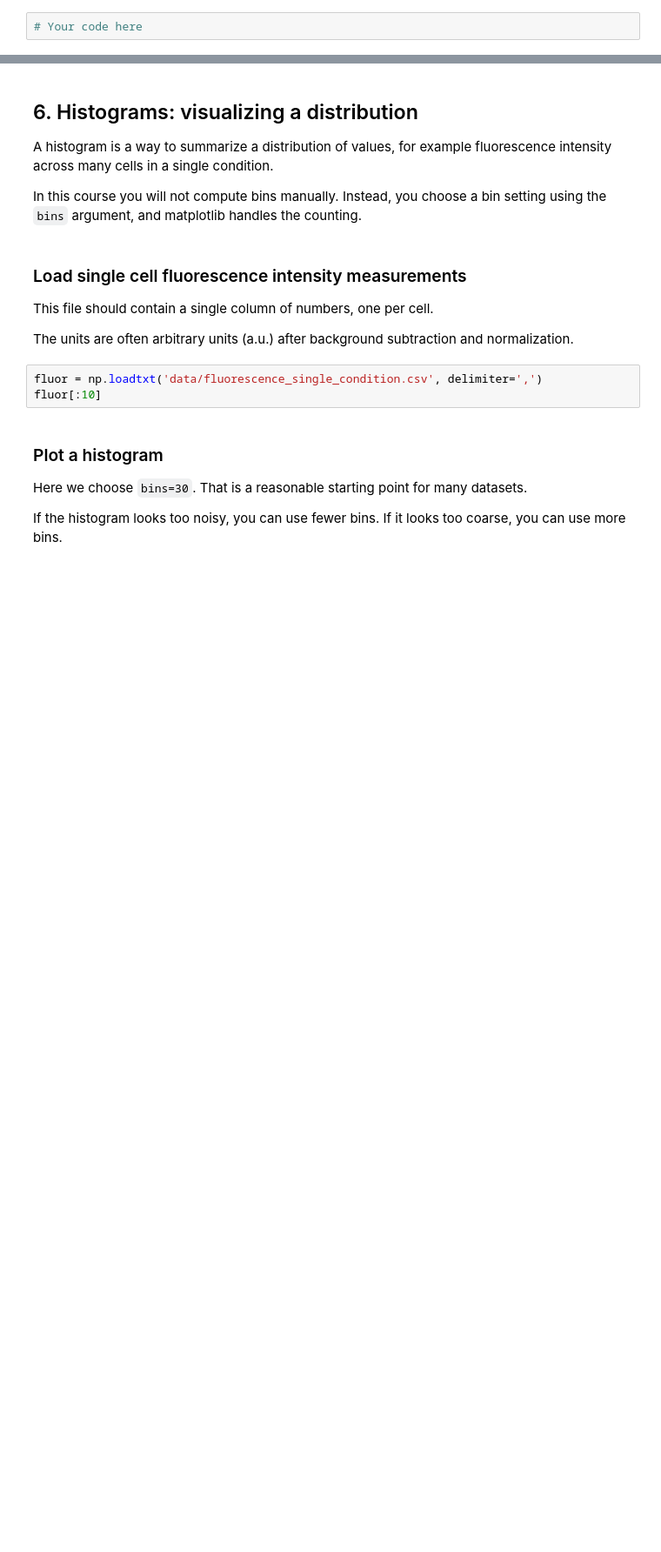
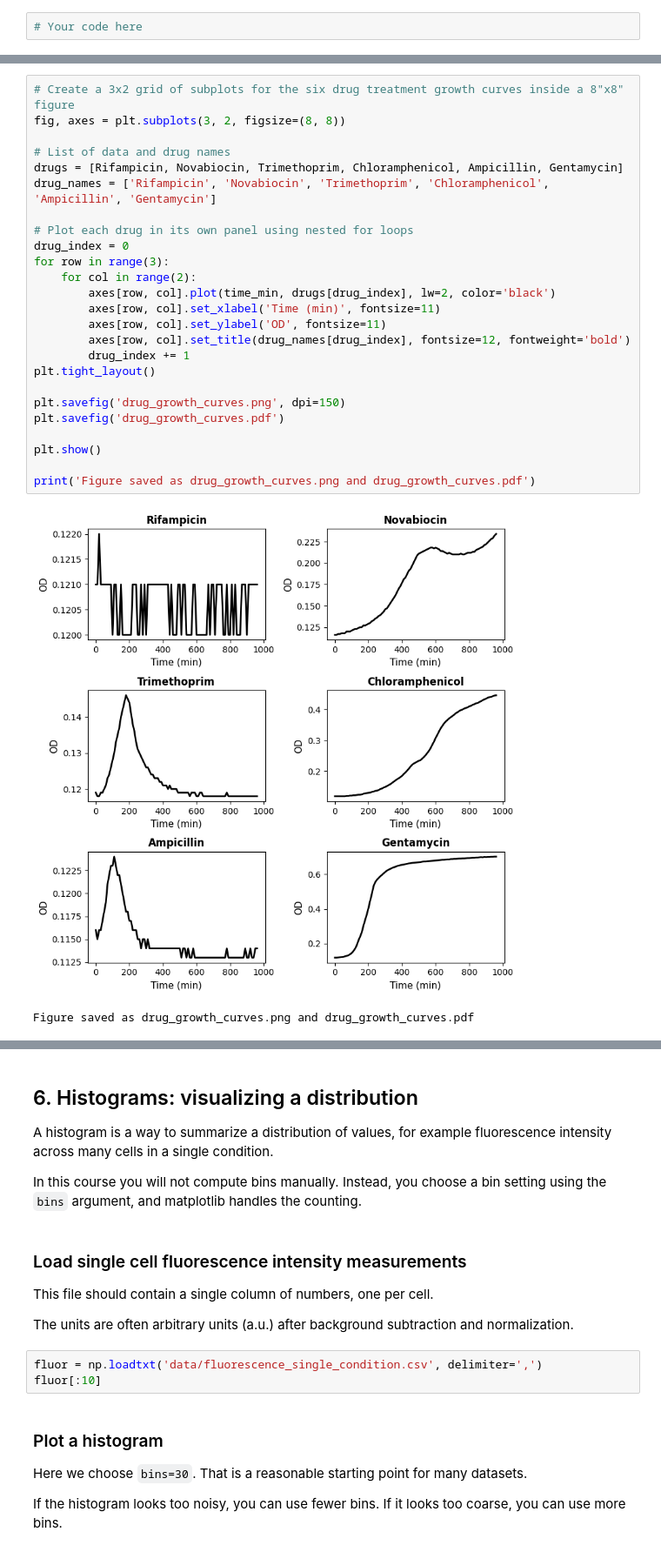
Before and after one commit to dgodovich/MOL518-Intro-to-Data-Analysis, a Jupyter notebook: Lecture_3/MOL518_Lecture3.ipynb, the cells around one changed output, grey strips where cells are left out. Shown at 87% size. Drawn from its saved outputs; the diff is of its cells as text; blank space fills up the shorter version.

```diff
--- a/Lecture_3/MOL518_Lecture3.ipynb
+++ b/Lecture_3/MOL518_Lecture3.ipynb
@@ -304,0 +323,28 @@ Decide whether OD should be linear or log scale. Explain your choice in one sent
+# %%
+# Create a 3x2 grid of subplots for the six drug treatment growth curves inside a 8"x8" figure
+fig, axes = plt.subplots(3, 2, figsize=(8, 8))
+
+# List of data and drug names
+drugs = [Rifampicin, Novabiocin, Trimethoprim, Chloramphenicol, Ampicillin, Gentamycin]
+drug_names = ['Rifampicin', 'Novabiocin', 'Trimethoprim', 'Chloramphenicol', 'Ampicillin', 'Gentamycin']
+
+# Plot each drug in its own panel using nested for loops
+drug_index = 0
+for row in range(3):
+    for col in range(2):
+        axes[row, col].plot(time_min, drugs[drug_index], lw=2, color='black')
+        axes[row, col].set_xlabel('Time (min)', fontsize=11)
+        axes[row, col].set_ylabel('OD', fontsize=11)
+        axes[row, col].set_title(drug_names[drug_index], fontsize=12, fontweight='bold')
+        drug_index += 1
+plt.tight_layout()
+
+plt.savefig('drug_growth_curves.png', dpi=150)
+plt.savefig('drug_growth_curves.pdf')
+
+plt.show()
+
+print('Figure saved as drug_growth_curves.png and drug_growth_curves.pdf')
+# %% [output]
+[figure, added]
+Figure saved as drug_growth_curves.png and drug_growth_curves.pdf
```
Also changed, not shown: parts of 11 cells of this notebook.
